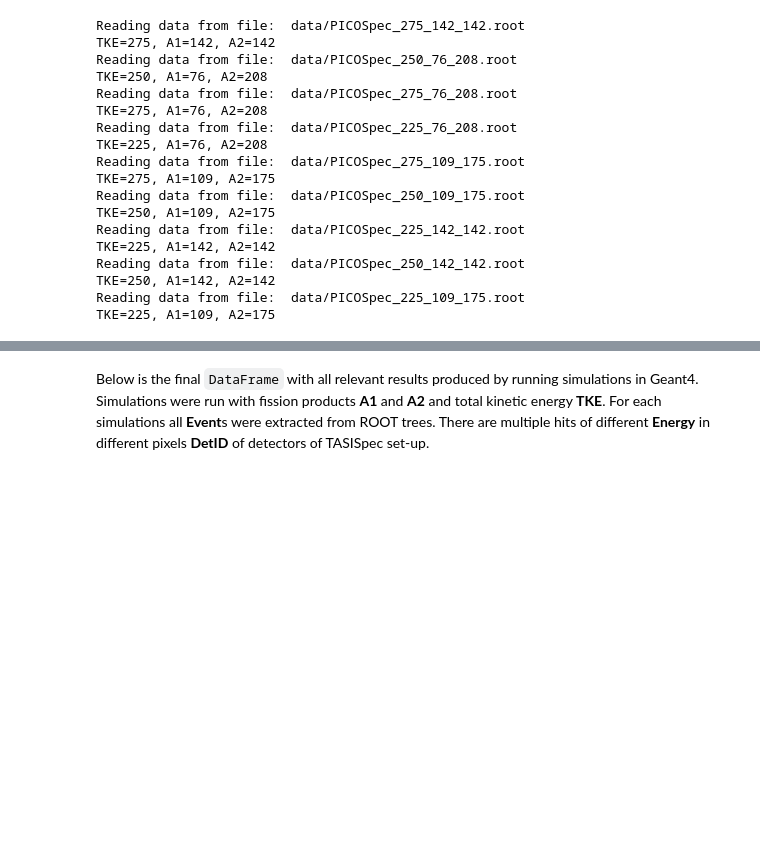
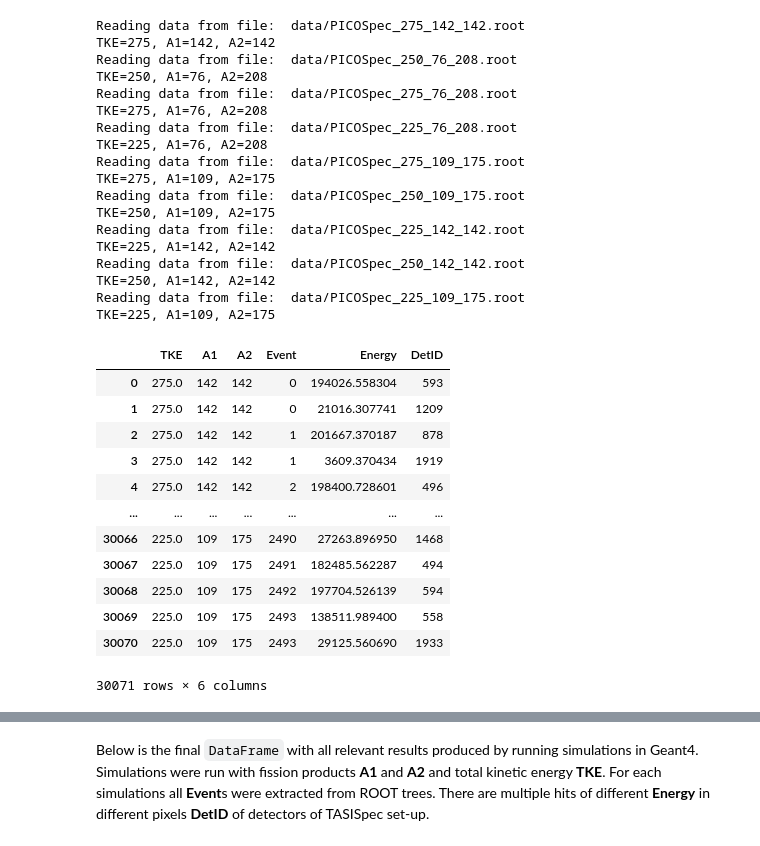
Before and after one commit to teokem/project-work-2020-yuliiahrabar, a Jupyter notebook: GEANT4_Read_ROOT_files.ipynb, the cells around one changed output, grey strips where cells are left out. Cells and saved outputs as stored; diff of their text form; code cells hidden in the pictures; blank space fills up the shorter version.

```diff
--- a/GEANT4_Read_ROOT_files.ipynb
+++ b/GEANT4_Read_ROOT_files.ipynb
@@ -64,2 +64,18 @@ TKE=225, A1=109, A2=175
+# %%
+data
+# %% [output]
+|  | TKE | A1 | A2 | Event | Energy | DetID |
+| 0 | 275.0 | 142 | 142 | 0 | 194026.558304 | 593 |
+| 1 | 275.0 | 142 | 142 | 0 | 21016.307741 | 1209 |
+| 2 | 275.0 | 142 | 142 | 1 | 201667.370187 | 878 |
+| 3 | 275.0 | 142 | 142 | 1 | 3609.370434 | 1919 |
+| 4 | 275.0 | 142 | 142 | 2 | 198400.728601 | 496 |
+| ... | ... | ... | ... | ... | ... | ... |
+| 30066 | 225.0 | 109 | 175 | 2490 | 27263.896950 | 1468 |
+| 30067 | 225.0 | 109 | 175 | 2491 | 182485.562287 | 494 |
+| 30068 | 225.0 | 109 | 175 | 2492 | 197704.526139 | 594 |
+| 30069 | 225.0 | 109 | 175 | 2493 | 138511.989400 | 558 |
+| 30070 | 225.0 | 109 | 175 | 2493 | 29125.560690 | 1933 |
+30071 rows × 6 columns
 # %%
 data.set_index(['TKE', 'A1', 'A2'],inplace=True)
```
Also changed, not shown: parts of 4 cells of this notebook, 15 other files.
